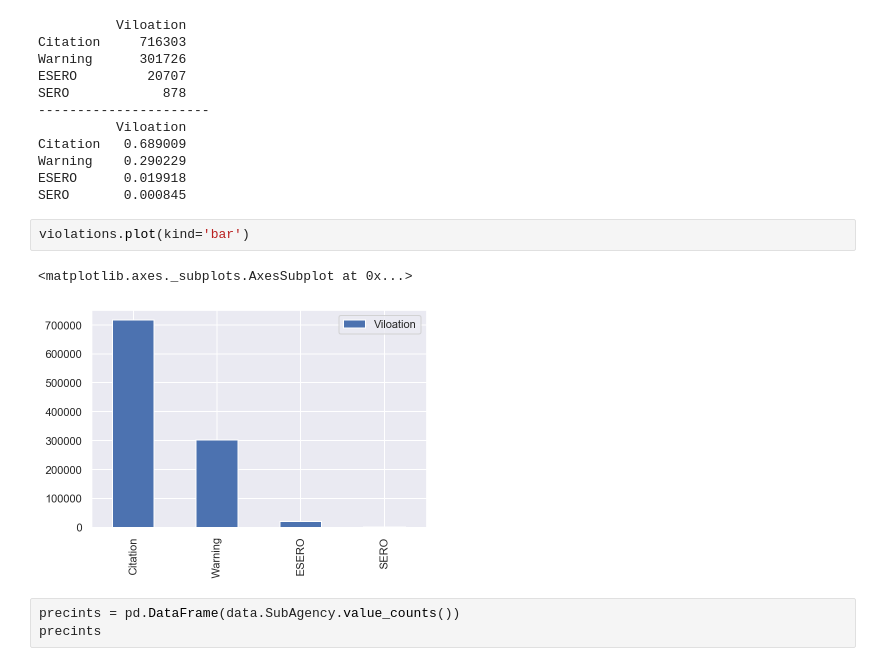
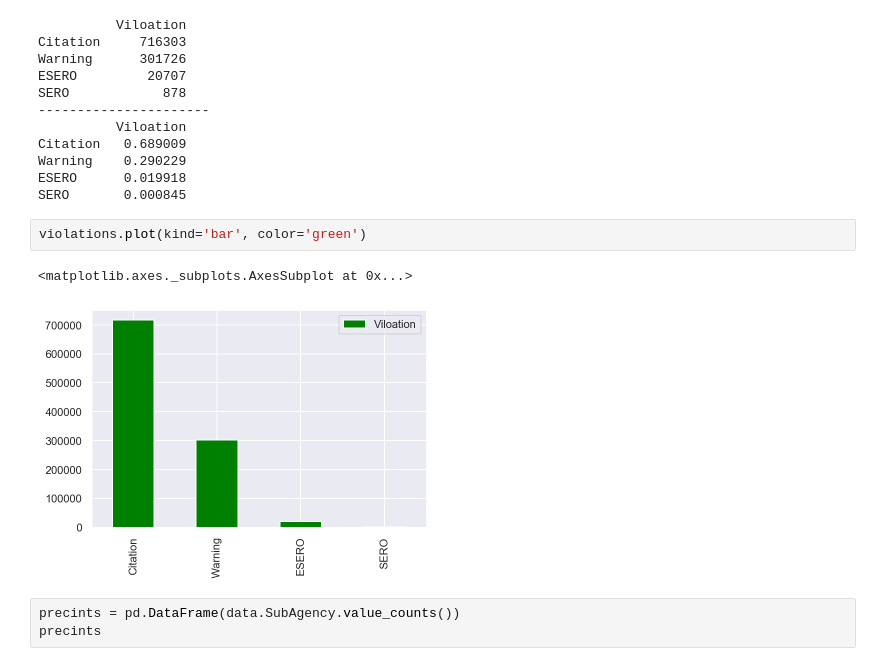
Before and after one commit to Dantarshi/Traffic-Stops, a Jupyter notebook: Traffic Stops.ipynb, the cells around one changed output. Drawn from its saved outputs; the diff is of its cells as text.

```diff
--- a/Traffic Stops.ipynb
+++ b/Traffic Stops.ipynb
@@ -436,10 +436,10 @@ Warning    0.290229
 ESERO      0.019918
 SERO       0.000845
 # %%
-violations.plot(kind='bar')
+violations.plot(kind='bar', color='green')
 # %% [output]
 <matplotlib.axes._subplots.AxesSubplot at 0x...>
-[figure, old version]
+[figure, new version]
 # %%
 precints = pd.DataFrame(data.SubAgency.value_counts())
 precints
```
Also changed, not shown: parts of 1 cell of this notebook.
